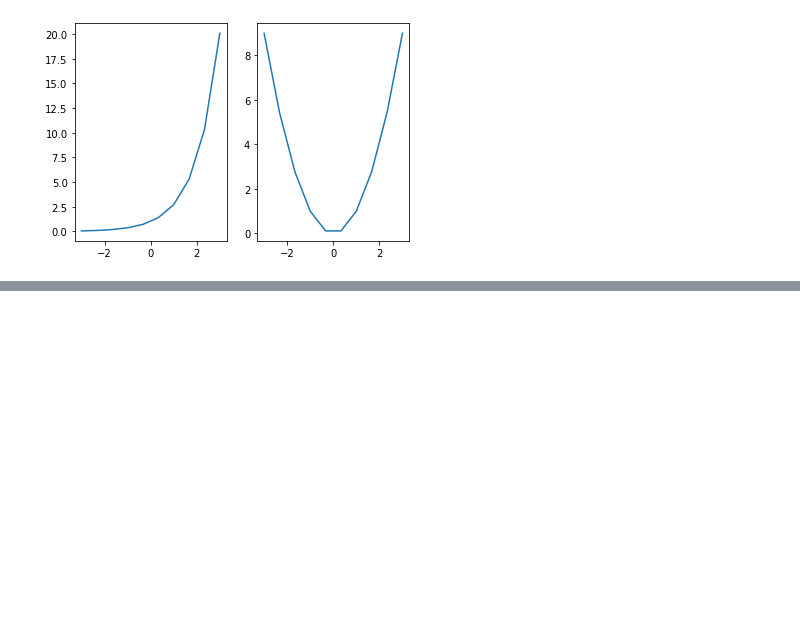
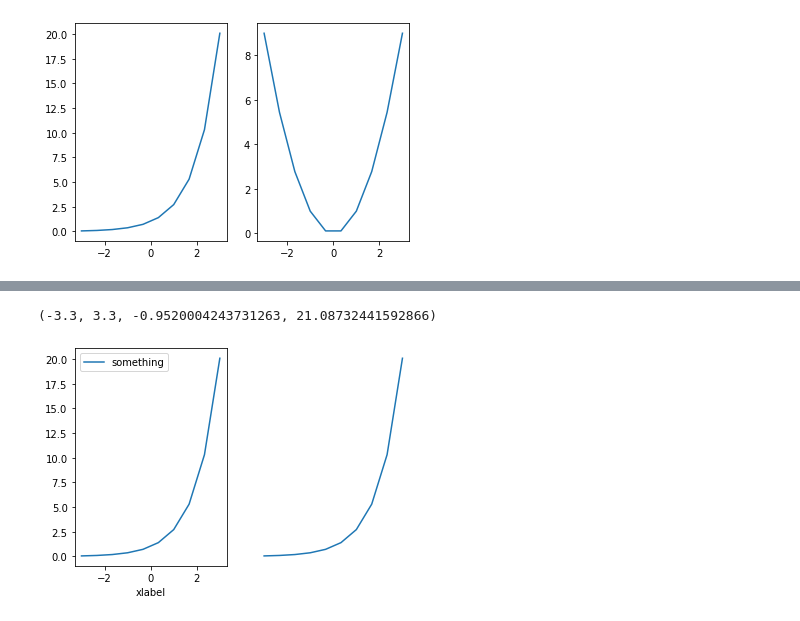
Before and after one commit to jsmack/learn, a Jupyter notebook: language/python/ds/01/21.ipynb, the cells around one changed output, grey strips where cells are left out. Drawn from its saved outputs; the diff is of its cells as text; code cells hidden in the pictures; blank space fills up the shorter version.

```diff
--- a/language/python/ds/01/21.ipynb
+++ b/language/python/ds/01/21.ipynb
@@ -45,0 +79,10 @@ ax2.plot(x,y2)
+# %%
+fig1 , axes = plt.subplots(nrows=1,ncols=2)
+axes[0].plot(x,y1,label='something')
+axes[1].plot(x,y1)
+axes[0].set_xlabel('xlabel')
+axes[0].legend()
+axes[1].axis('Off')
+# %% [output]
+(-3.3, 3.3, -0.9520004243731263, 21.08732441592866)
+[figure, added]
```
Also changed, not shown: parts of 6 cells of this notebook, 5 other files.
